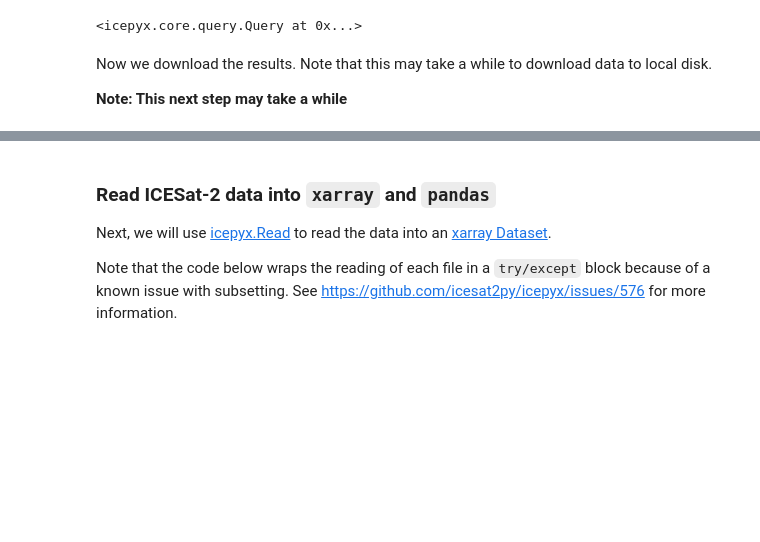
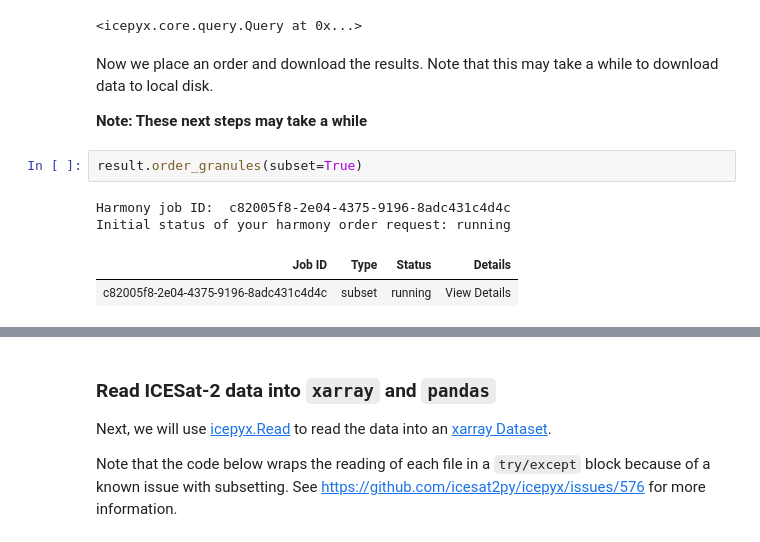
Before and after one commit to nsidc/iceflow, a Jupyter notebook: docs/iceflow-with-icepyx.ipynb, the cells around one changed output, grey strips where cells are left out. Drawn from its saved outputs; the diff is of its cells as text; blank space fills up the shorter version.

```diff
--- a/docs/iceflow-with-icepyx.ipynb
+++ b/docs/iceflow-with-icepyx.ipynb
@@ -164,9 +158,16 @@ result
 # %% [output]
 <icepyx.core.query.Query at 0x...>
 # %% [markdown]
-Now we download the results.  Note that this may take a while to download data to local disk.
+Now we place an order and download the results.  Note that this may take a while to download data to local disk.
 
-**Note: This next step may take a while**
+**Note: These next steps may take a while**
+# %%
+result.order_granules(subset=True)
+# %% [output]
+Harmony job ID:  c82005f8-2e04-4375-9196-8adc431c4d4c
+Initial status of your harmony order request: running
+| Job ID | Type | Status | Details |
+| c82005f8-2e04-4375-9196-8adc431c4d4c | subset | running | View Details |
 # %%
 result.download_granules("downloaded-data/ATL06/")
 # %% [output]
```
Also changed, not shown: parts of 8 cells of this notebook, 5 other files.
